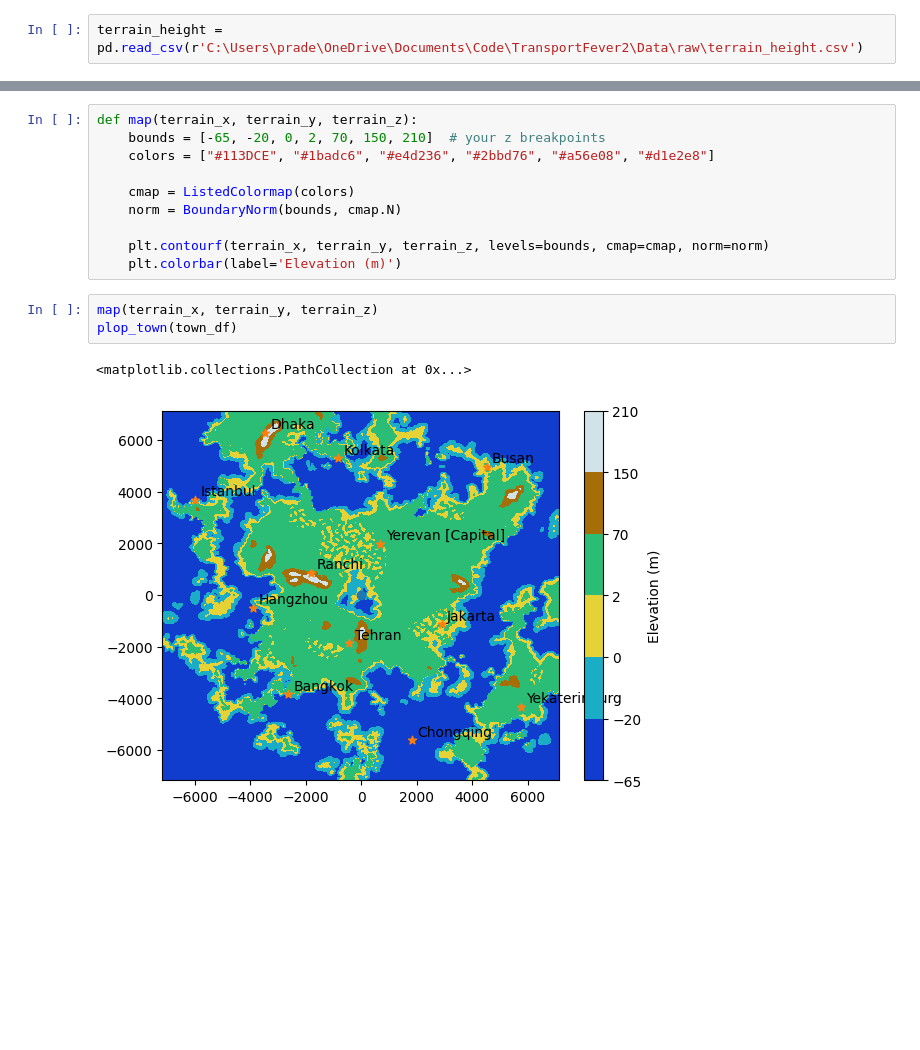
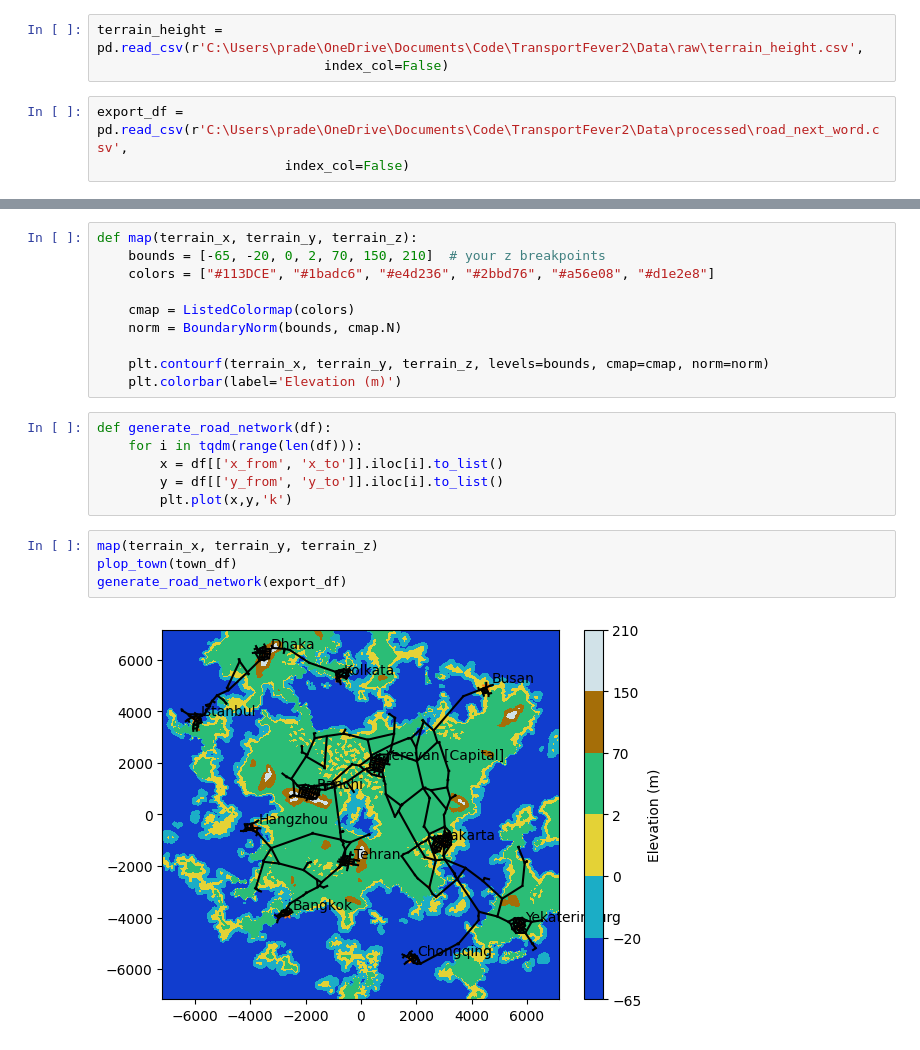
Before and after one commit to peppy-senpai/TransportFever2, a Jupyter notebook: Code/Parse/generate_map.ipynb, the cells around one changed output, grey strips where cells are left out. Drawn from its saved outputs; the diff is of its cells as text; blank space fills up the shorter version.

```diff
--- a/Code/Parse/generate_map.ipynb
+++ b/Code/Parse/generate_map.ipynb
@@ -8,5 +9,9 @@ from matplotlib.colors import LinearSegmentedColormap, BoundaryNorm, ListedColor
 # %%
-terrain_height = pd.read_csv(r'C:\Users\prade\OneDrive\Documents\Code\TransportFever2\Data\raw\terrain_height.csv')
+terrain_height = pd.read_csv(r'C:\Users\prade\OneDrive\Documents\Code\TransportFever2\Data\raw\terrain_height.csv',
+                             index_col=False)
+# %%
+export_df = pd.read_csv(r'C:\Users\prade\OneDrive\Documents\Code\TransportFever2\Data\processed\road_next_word.csv',
+                        index_col=False)
 # %%
 grid = pd.pivot_table(terrain_height, index='x', columns='y', values='z')
 terrain_x = np.array(grid.index)
@@ -48,9 +53,15 @@ def map(terrain_x, terrain_y, terrain_z):
 
     plt.contourf(terrain_x, terrain_y, terrain_z, levels=bounds, cmap=cmap, norm=norm)
     plt.colorbar(label='Elevation (m)')
+# %%
+def generate_road_network(df):
+    for i in tqdm(range(len(df))):
+        x = df[['x_from', 'x_to']].iloc[i].to_list()
+        y = df[['y_from', 'y_to']].iloc[i].to_list()
+        plt.plot(x,y,'k')
 # %%
 map(terrain_x, terrain_y, terrain_z)
 plop_town(town_df)
+generate_road_network(export_df)
 # %% [output]
-<matplotlib.collections.PathCollection at 0x...>
-[figure, old version]
+[figure, new version]
```
Also changed, not shown: parts of 3 cells of this notebook, 7 other files.
